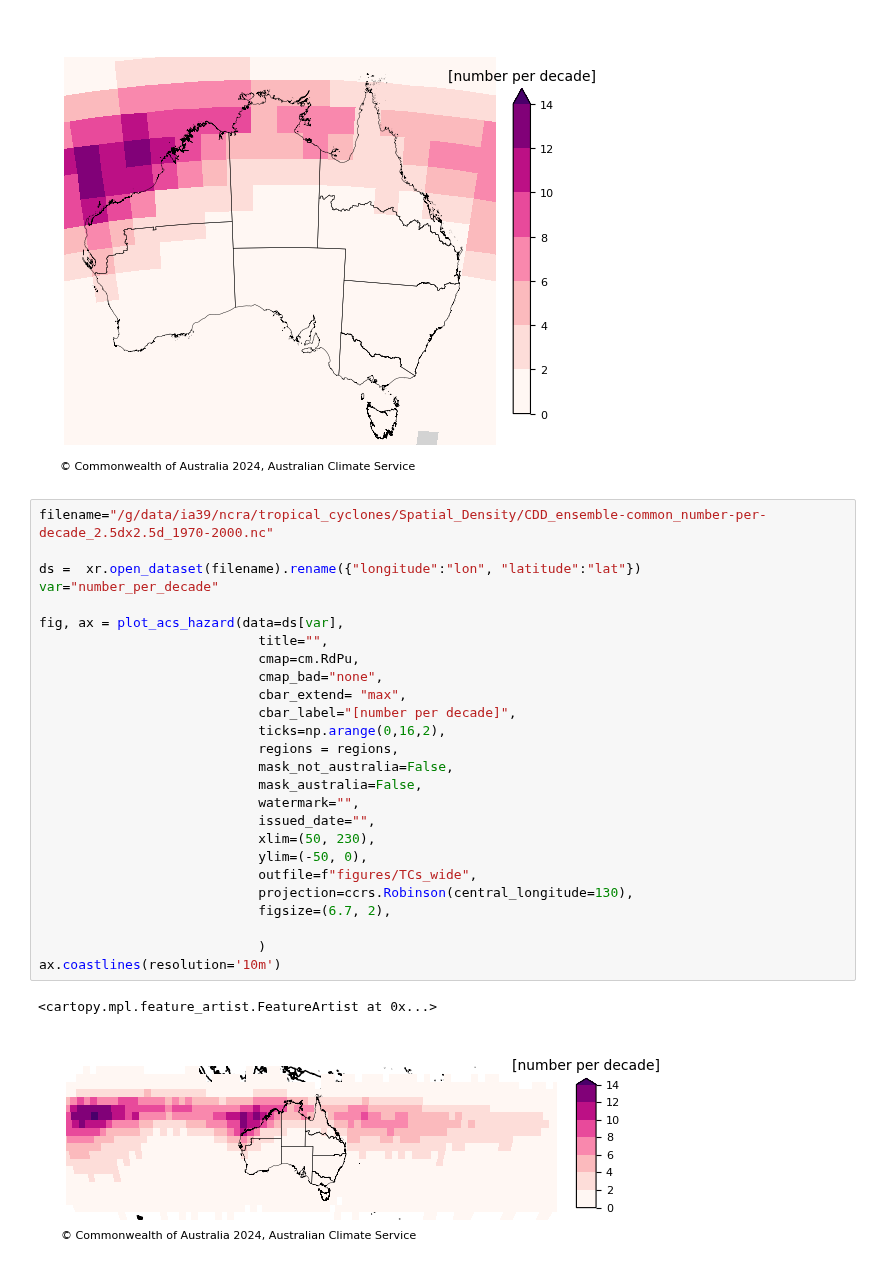
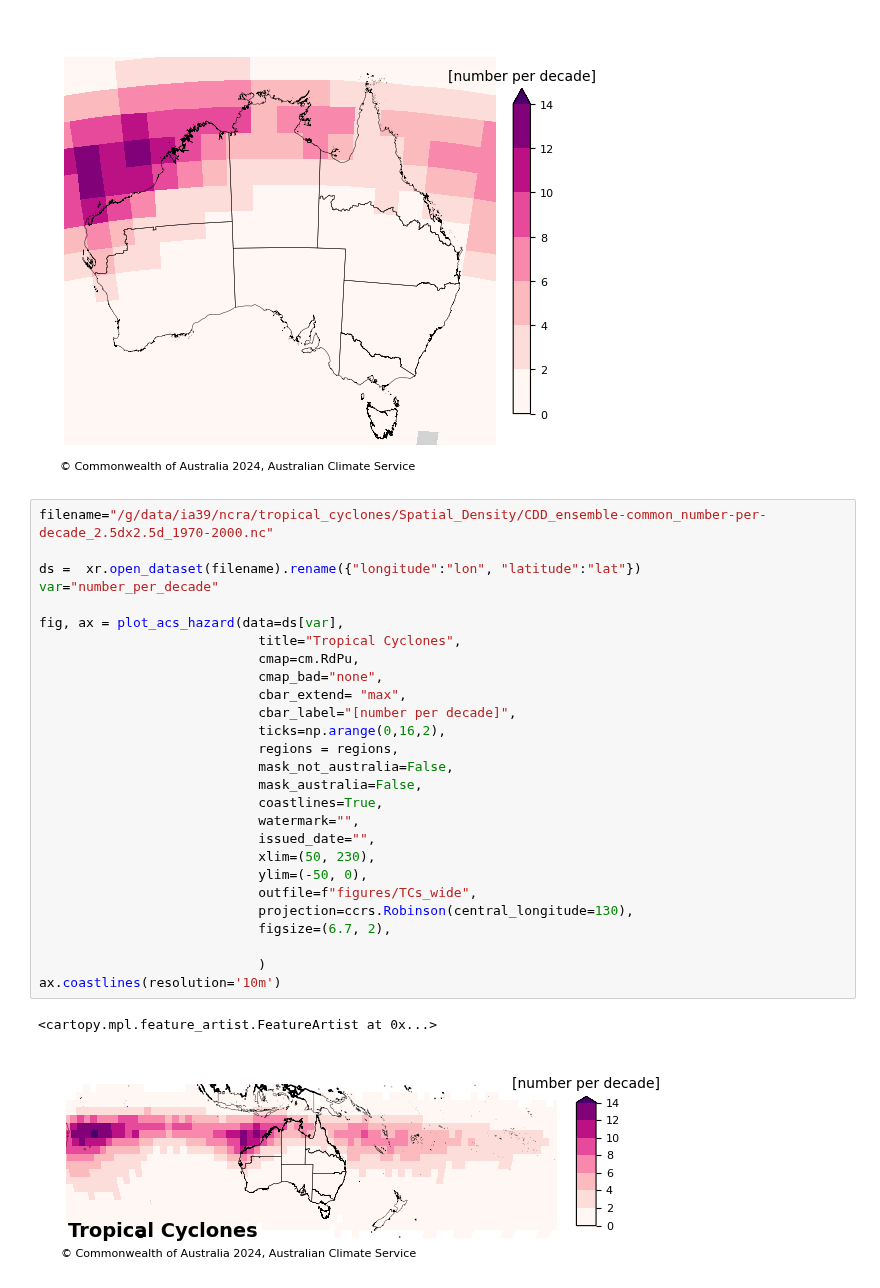
Before and after one commit to AusClimateService/plotting_maps, a Jupyter notebook: example_notebooks/FAQ_example_TCs.ipynb, the cells around one changed output. Saved outputs shown, nothing was run; the diff lists cells and outputs as text.

Commit message:
TCs with coastlines

```diff
--- a/example_notebooks/FAQ_example_TCs.ipynb
+++ b/example_notebooks/FAQ_example_TCs.ipynb
@@ -51,29 +51,30 @@ plot_acs_hazard(data=ds[var],
 # %%
 filename="/g/data/ia39/ncra/tropical_cyclones/Spatial_Density/CDD_ensemble-common_number-per-decade_2.5dx2.5d_1970-2000.nc"
 
 ds =  xr.open_dataset(filename).rename({"longitude":"lon", "latitude":"lat"})
 var="number_per_decade"
 
 fig, ax = plot_acs_hazard(data=ds[var],
-                            title="",
+                            title="Tropical Cyclones",
                             cmap=cm.RdPu,
                             cmap_bad="none",
                             cbar_extend= "max",
                             cbar_label="[number per decade]",
                             ticks=np.arange(0,16,2),
                             regions = regions,
                             mask_not_australia=False,
                             mask_australia=False,
+                            coastlines=True,
                             watermark="",
                             issued_date="",
                             xlim=(50, 230),
                             ylim=(-50, 0),
                             outfile=f"figures/TCs_wide",
                             projection=ccrs.Robinson(central_longitude=130),
                             figsize=(6.7, 2),
 
                             )
 ax.coastlines(resolution='10m')
 # %% [output]
 <cartopy.mpl.feature_artist.FeatureArtist at 0x...>
-[figure, old version]
+[figure, new version]
```
Also changed, not shown: parts of 1 cell of this notebook.
